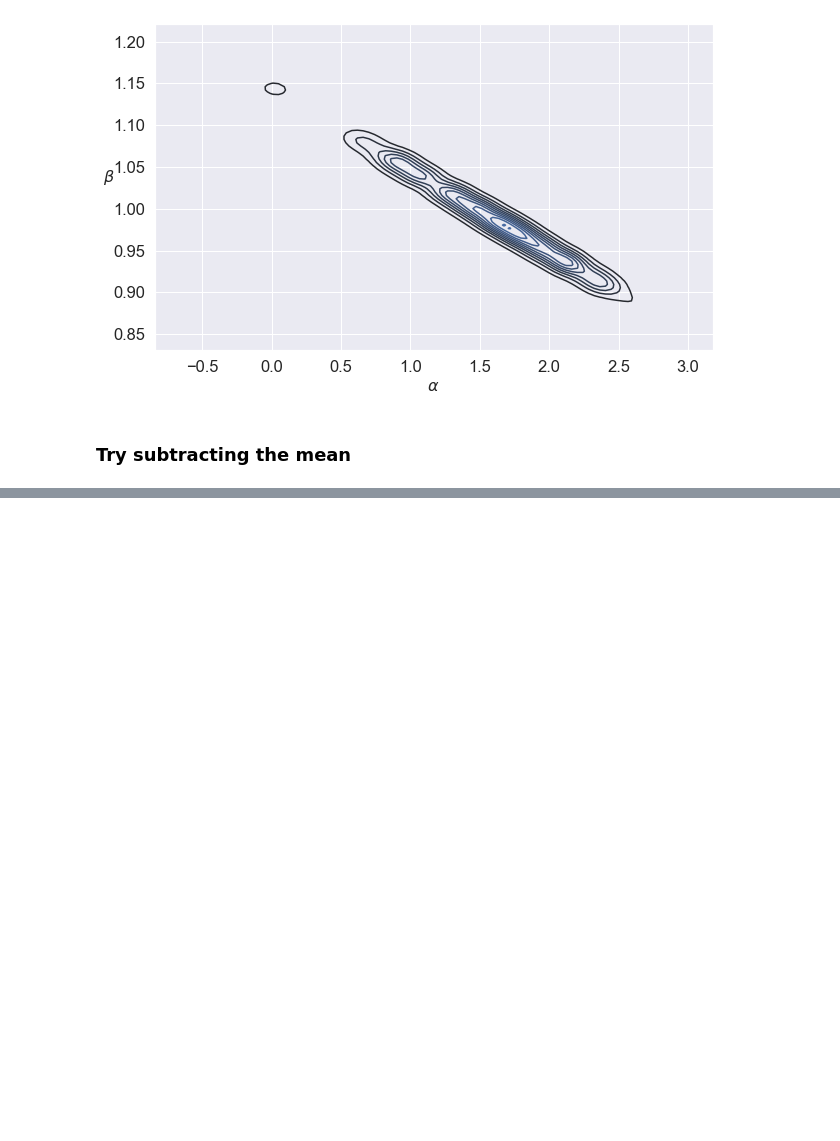
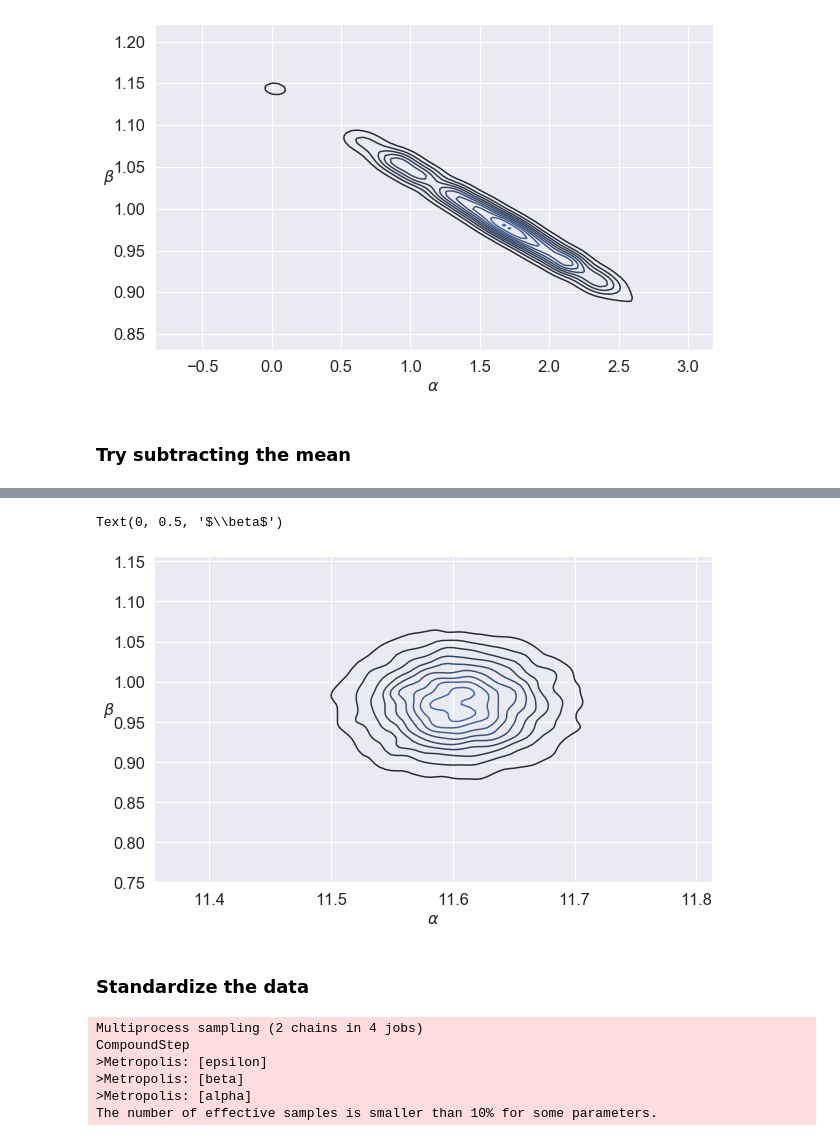
Before and after one commit to balarsen/pymc_learning, a Jupyter notebook: BayesianAnalysisWithPython/Regression.ipynb, the cells around one changed output, grey strips where cells are left out. Saved outputs shown, nothing was run; the diff lists cells and outputs as text; code cells hidden in the pictures; blank space fills up the shorter version.

```diff
--- a/BayesianAnalysisWithPython/Regression.ipynb
+++ b/BayesianAnalysisWithPython/Regression.ipynb
@@ -138,0 +145,10 @@ The number of effective samples is smaller than 10% for some parameters.
+# %%
+plt.figure(figsize=(10,6))
+sns.kdeplot(trace_n['alpha'], trace_n['beta'])
+plt.xlabel(r'$\alpha$', fontsize=16)
+plt.ylabel(r'$\beta$', fontsize=16, rotation=0)
+# %% [output]
+Text(0, 0.5, '$\\beta$')
+[figure, added]
+# %% [markdown]
+### Standardize the data
@@ -139,3 +158,20 @@ The number of effective samples is smaller than 10% for some parameters.
+# %%
+with pm.Model() as model:
+    alpha = pm.Normal('alpha', mu=0, sd=10)
+    beta = pm.Normal('beta', mu=0, sd=1)
+    epsilon = pm.HalfCauchy('epsilon', 5)
+    #mu = pm.Deterministic('mu', alpha + beta * x)`z
+    #y_pred = pm.Normal('y_pred', mu=mu, sd=epsilon, observed=y)
+    y_pred = pm.Normal('y_pred', mu= alpha + beta * xp, sd=epsilon, observed=yp)
+    step = pm.Metropolis()
+    trace = pm.sample(10000, step=step, chains=2)
+# %% [output]
+Multiprocess sampling (2 chains in 4 jobs)
+CompoundStep
+>Metropolis: [epsilon]
+>Metropolis: [beta]
+>Metropolis: [alpha]
+The number of effective samples is smaller than 10% for some parameters.
 # %%
 pm.traceplot(trace, compact=True);
 # %% [output]
```
Also changed, not shown: parts of 19 cells of this notebook.
